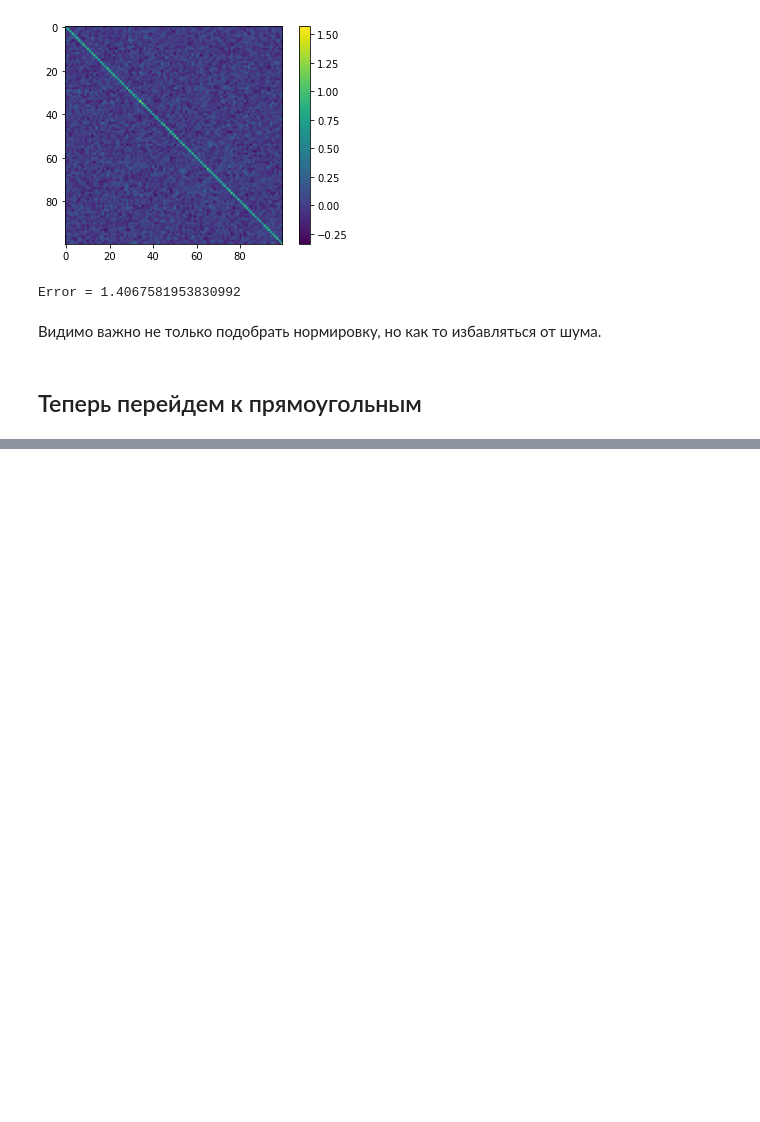
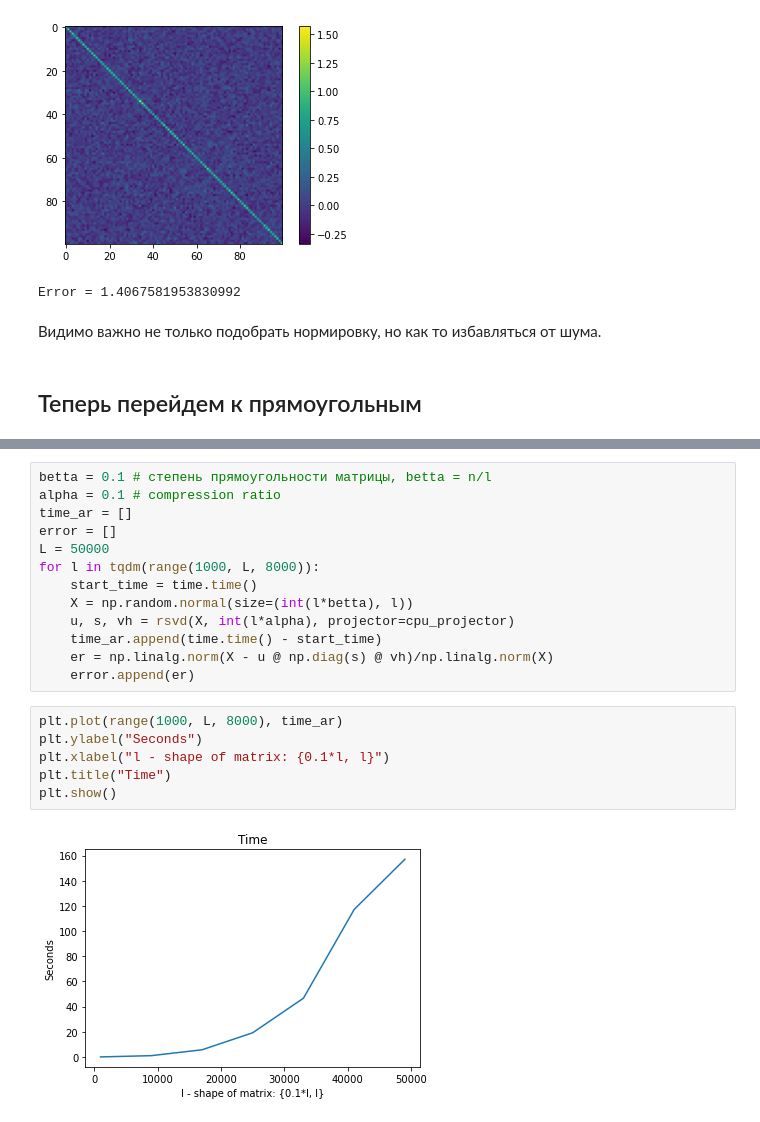
Before and after one commit to SvMixa/Random, a Jupyter notebook: RSVD.ipynb, the cells around one changed output, grey strips where cells are left out. Drawn from its saved outputs; the diff is of its cells as text; blank space fills up the shorter version.

```diff
--- a/RSVD.ipynb
+++ b/RSVD.ipynb
@@ -150,0 +217,21 @@ Error = 1.4067581953830992
+# %%
+betta = 0.1 # степень прямоугольности матрицы, betta = n/l
+alpha = 0.1 # compression ratio
+time_ar = []
+error = []
+L = 50000
+for l in tqdm(range(1000, L, 8000)):
+    start_time = time.time()
+    X = np.random.normal(size=(int(l*betta), l))
+    u, s, vh = rsvd(X, int(l*alpha), projector=cpu_projector)
+    time_ar.append(time.time() - start_time)
+    er = np.linalg.norm(X - u @ np.diag(s) @ vh)/np.linalg.norm(X)
+    error.append(er)
+# %%
+plt.plot(range(1000, L, 8000), time_ar)
+plt.ylabel("Seconds")
+plt.xlabel("l - shape of matrix: {0.1*l, l}")
+plt.title("Time")
+plt.show()
+# %% [output]
+[figure, added]
```
Also changed, not shown: parts of 15 cells of this notebook.
